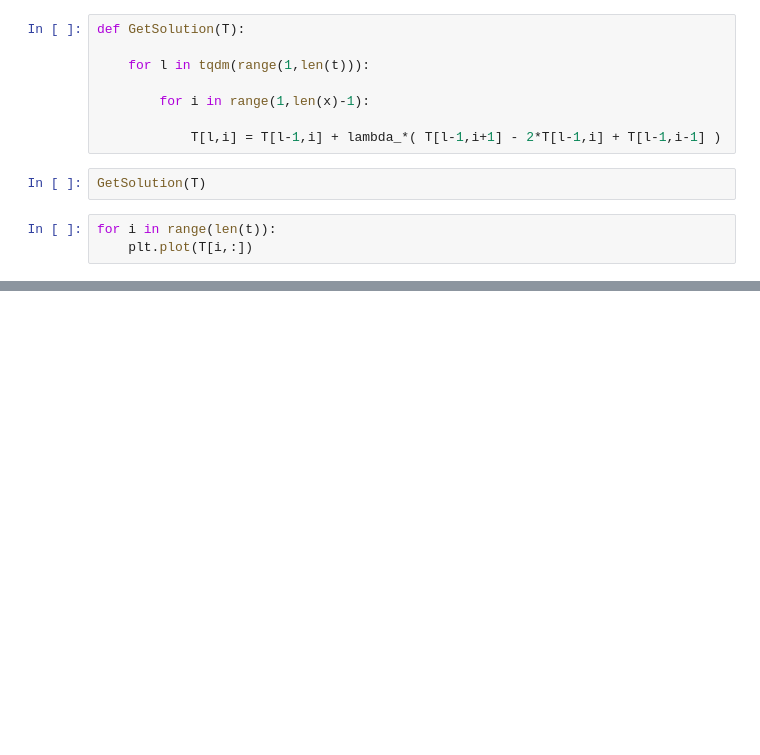
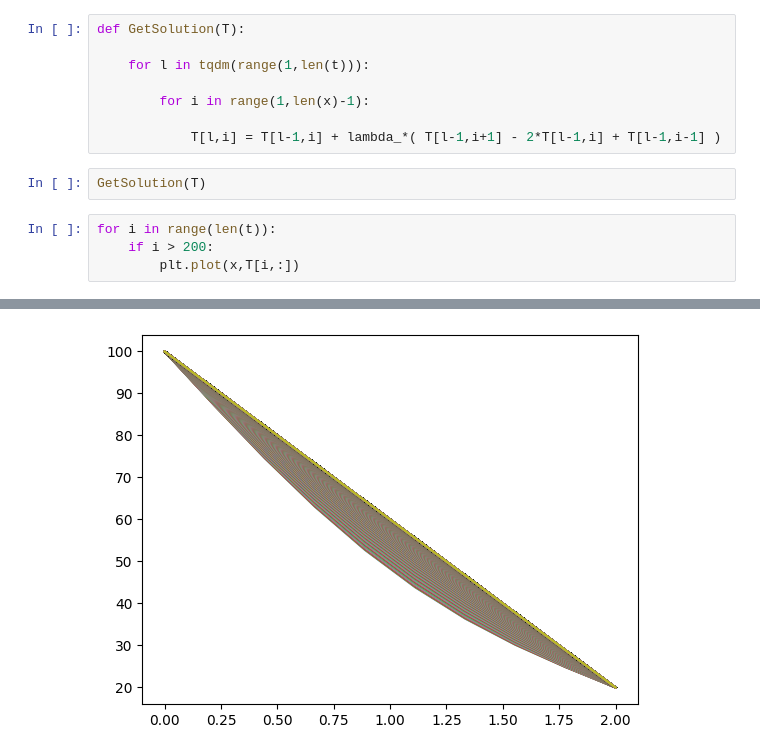
Before and after one commit to JuanDavidSantacruzRoca/MetodosComputacionalesII, a Jupyter notebook: Week6/Calor1D.ipynb, the cells around one changed output, grey strips where cells are left out. Drawn from its saved outputs; the diff is of its cells as text; blank space fills up the shorter version.

```diff
--- a/Week6/Calor1D.ipynb
+++ b/Week6/Calor1D.ipynb
@@ -50,5 +51,6 @@ def GetSolution(T):
 GetSolution(T)
 # %%
 for i in range(len(t)):
-    plt.plot(T[i,:])
+    if i > 200:
+        plt.plot(x,T[i,:])
 # %% [output]
@@ -56,0 +57 @@ for i in range(len(t)):
+[figure, added]
```
Also changed, not shown: parts of 3 cells of this notebook, 1 other file.
